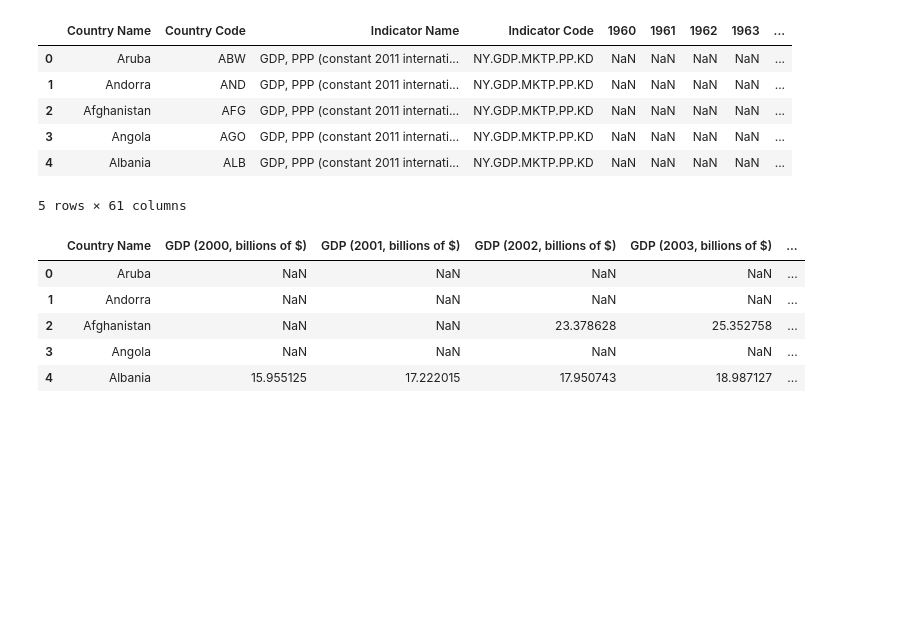
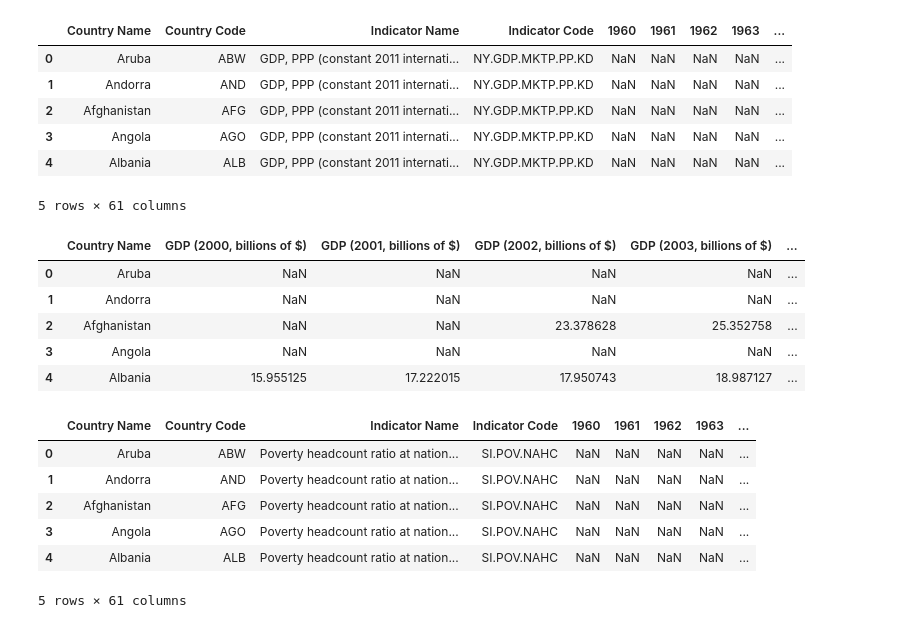
Before and after one commit to zacharydfriedlander/refugee-analysis, a Jupyter notebook: Exploration.ipynb, the cells around one changed output. Saved outputs shown, nothing was run; the diff lists cells and outputs as text; code cells hidden in the pictures; blank space fills up the shorter version.

```diff
--- a/Exploration.ipynb
+++ b/Exploration.ipynb
@@ -124,3 +124,15 @@ gdp_clean[0:5]
 | 2 | Afghanistan | NaN | NaN | 23.378628 | 25.352758 | ... |
 | 3 | Angola | NaN | NaN | NaN | NaN | ... |
 | 4 | Albania | 15.955125 | 17.222015 | 17.950743 | 18.987127 | ... |
+# %%
+pov_raw = pandas.read_csv("data/world_bank_poverty/Poverty_raw.csv", skiprows=4)
+# %%
+pov_raw[0:5]
+# %% [output]
+|  | Country Name | Country Code | Indicator Name | Indicator Code | 1960 | 1961 | 1962 | 1963 | ... |
+| 0 | Aruba | ABW | Poverty headcount ratio at nation... | SI.POV.NAHC | NaN | NaN | NaN | NaN | ... |
+| 1 | Andorra | AND | Poverty headcount ratio at nation... | SI.POV.NAHC | NaN | NaN | NaN | NaN | ... |
+| 2 | Afghanistan | AFG | Poverty headcount ratio at nation... | SI.POV.NAHC | NaN | NaN | NaN | NaN | ... |
+| 3 | Angola | AGO | Poverty headcount ratio at nation... | SI.POV.NAHC | NaN | NaN | NaN | NaN | ... |
+| 4 | Albania | ALB | Poverty headcount ratio at nation... | SI.POV.NAHC | NaN | NaN | NaN | NaN | ... |
+5 rows × 61 columns
```
Also changed, not shown: parts of 3 cells of this notebook, 12 other files.
